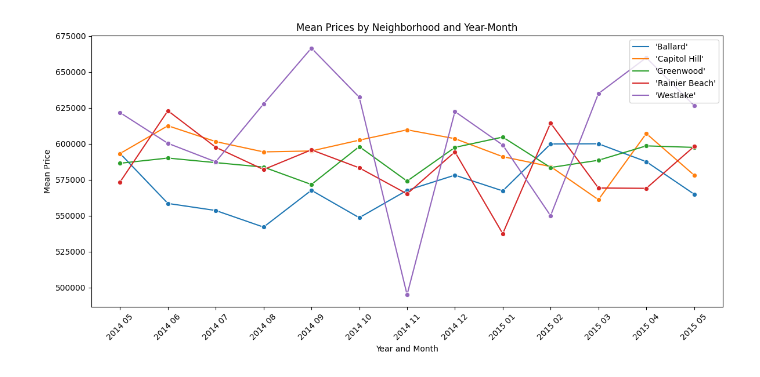
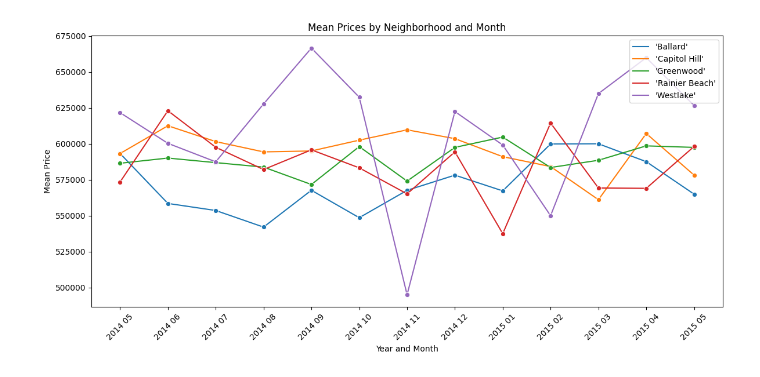
Before and after one commit to StefanK2ff/nf-eda-project, a Jupyter notebook: 5_Hypothesis checking.ipynb, the cells around one changed output. Saved outputs shown, nothing was run; the diff lists cells and outputs as text; code cells hidden in the pictures.

```diff
--- a/5_Hypothesis checking.ipynb
+++ b/5_Hypothesis checking.ipynb
@@ -73,7 +140,5 @@ for p in ax.patches:
 # %%
-# Adding month and year as a column
+# Adding month and year as a column to the last data frame
 
-
-
-df_top_quality['year'] = df_top_quality['date'].dt.year
-df_top_quality['month'] = df_top_quality['date'].dt.month
+df_top_quality.loc[:, 'year'] = df_top_quality.loc[:, 'date'].dt.year
+df_top_quality.loc[:, 'month'] = df_top_quality.loc[:, 'date'].dt.month
@@ -91,20 +145,21 @@ See the caveats in the documentation: https://pandas.pydata.org/pandas-docs/stab
 # %%
-# Create a pivot table to calculate the mean price for each neighborhood, year, and month
+# Creating a pivot table to calculate the mean price for each neighborhood, year, and month
 pivot_table = df_top_quality.pivot_table(values='price', index=['year', 'month', 'neighborhood_name'], aggfunc='mean').reset_index()
 
-# Combine year and month for x-axis labels
+# Combining year and month for x-axis labels
 pivot_table['year_month'] = pivot_table['year'].astype(str) + ' ' + pivot_table['month'].apply(lambda x: '{:02d}'.format(x))
 
-# Use Seaborn's lineplot to create the line chart
+# Setting up a seabord lineplot
 plt.figure(figsize=(12, 6))
 sns.lineplot(data=pivot_table, x='year_month', y='price', hue='neighborhood_name', marker='o')
 
+# Setting labels for the chart
 plt.xlabel('Year and Month')
 plt.ylabel('Mean Price')
-plt.title('Mean Prices by Neighborhood and Year-Month')
+plt.title('Mean Prices by Neighborhood and Month')
 plt.xticks(rotation=45)
 plt.tight_layout()
 plt.legend(loc='upper right')
 plt.show()
 # %% [output]
-[figure, old version]
+[figure, new version]
```
Also changed, not shown: parts of 17 cells of this notebook.
